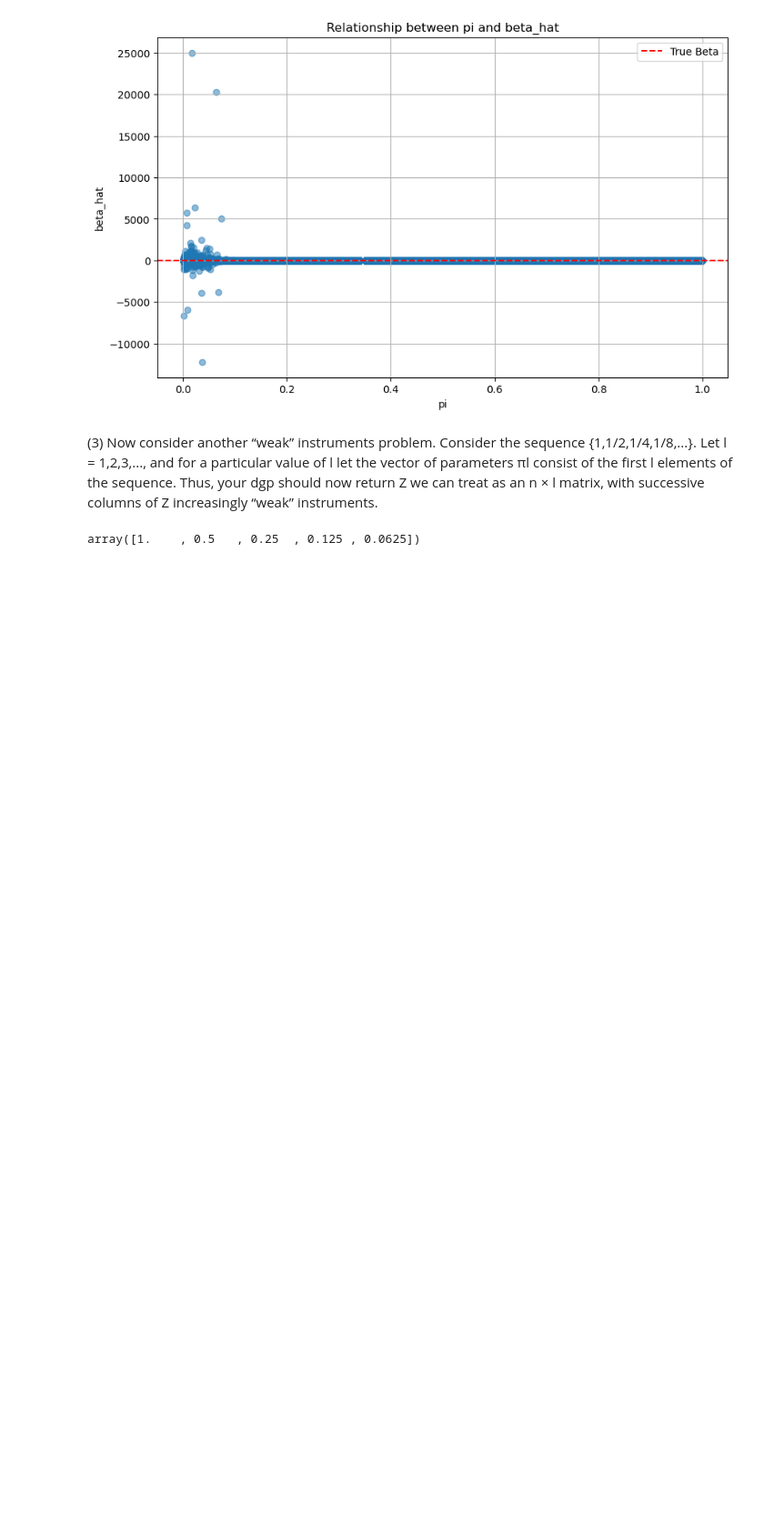
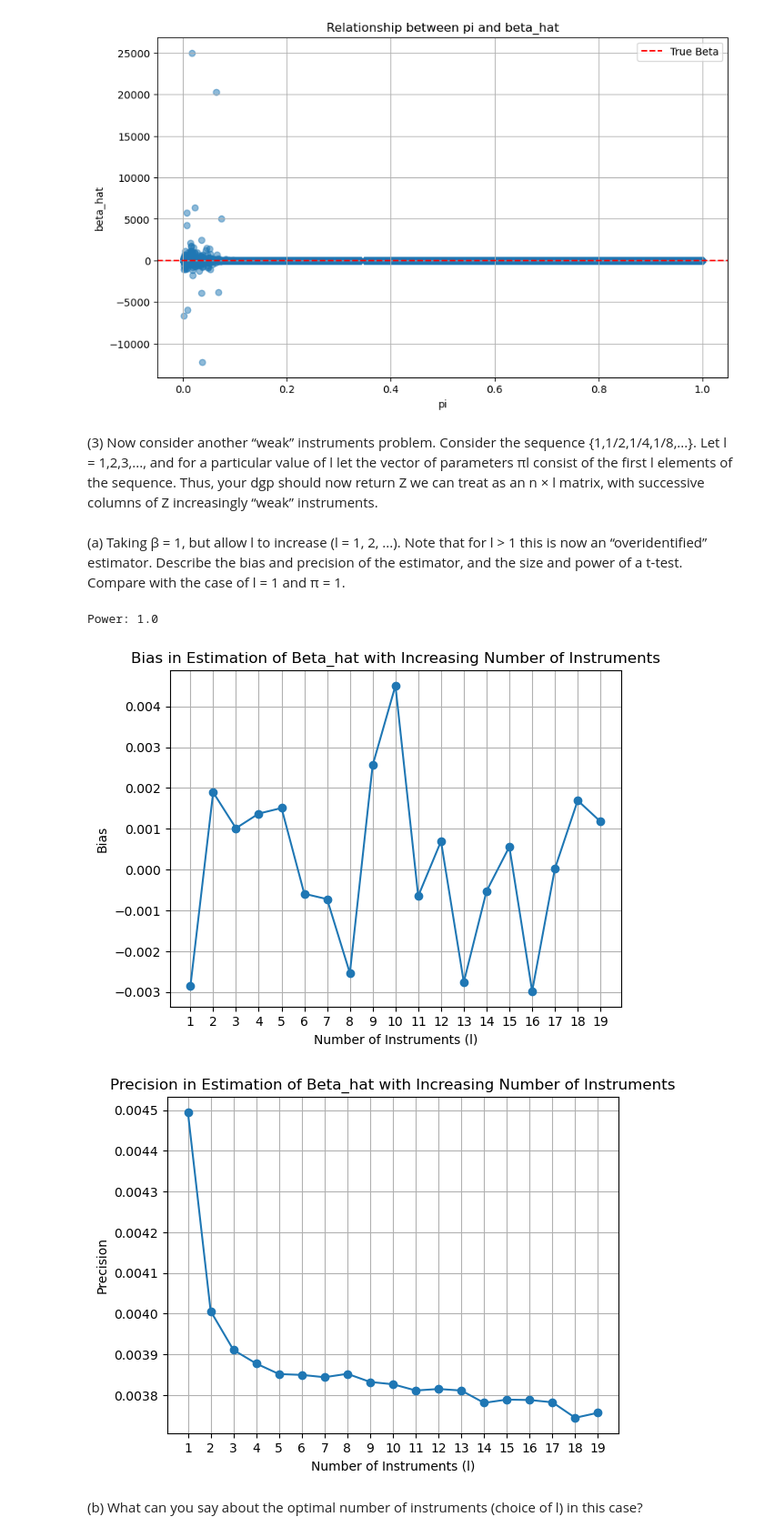
Before and after one commit to lizsau/ARE212_Materials, a Jupyter notebook: Assignments/Assignment_2/Q4.ipynb, the cells around one changed output. Shown at 91% size. Cells and saved outputs as stored; diff of their text form; code cells hidden in the pictures; blank space fills up the shorter version.

```diff
--- a/Assignments/Assignment_2/Q4.ipynb
+++ b/Assignments/Assignment_2/Q4.ipynb
@@ -230,12 +230,6 @@ plt.show()
 [figure]
 # %% [markdown]
 (3) Now consider another “weak” instruments problem. Consider the sequence {1,1/2,1/4,1/8,...}. Let l = 1,2,3,..., and for a particular value of l let the vector of parameters πl consist of the first l elements of the sequence. Thus, your dgp should now return Z we can treat as an n × l matrix, with successive columns of Z increasingly “weak” instruments.
-# %%
-l = 5
-sequence = np.array([1 / 2**i for i in range(l)])
-sequence
-# %% [output]
-array([1.    , 0.5   , 0.25  , 0.125 , 0.0625])
 # %%
 def dgp(n, beta, l):
     # Define the sequence
@@ -260,9 +255,5 @@ def dgp(n, beta, l):
     y = beta * x + u
 
     return y, x, Z
-# %%
-# Example usage:
-n = 1000
-beta = 2
-l = 10
-y, x, Z = dgp(n, beta, l)
+# %% [markdown]
+(a) Taking β = 1, but allow l to increase (l = 1, 2, ...). Note that for l > 1 this is now an “overidentified” estimator. Describe the bias and precision of the estimator, and the size and power of a t-test. Compare with the case of l = 1 and π = 1.
@@ -268,0 +312,30 @@ y, x, Z = dgp(n, beta, l)
+# %%
+# Print power
+# need to still add sign?
+power = np.mean(simulation_results['reject_rate'])
+print("Power:", mean_reject_rate)
+# %% [output]
+Power: 1.0
+# %%
+# Plotting bias
+plt.plot(l_values, simulation_results['bias'], marker='o')
+plt.xticks(l_values)
+plt.xlabel('Number of Instruments (l)')
+plt.ylabel('Bias')
+plt.title('Bias in Estimation of Beta_hat with Increasing Number of Instruments')
+plt.grid(True)
+plt.show()
+
+# Plotting precision
+plt.plot(l_values, simulation_results['precision'], marker='o')
+plt.xticks(l_values)
+plt.xlabel('Number of Instruments (l)')
+plt.ylabel('Precision')
+plt.title('Precision in Estimation of Beta_hat with Increasing Number of Instruments')
+plt.grid(True)
+plt.show()
+# %% [output]
+[figure, added]
+[figure, added]
+# %% [markdown]
+(b) What can you say about the optimal number of instruments (choice of l) in this case?
```
Also changed, not shown: parts of 6 cells of this notebook.
